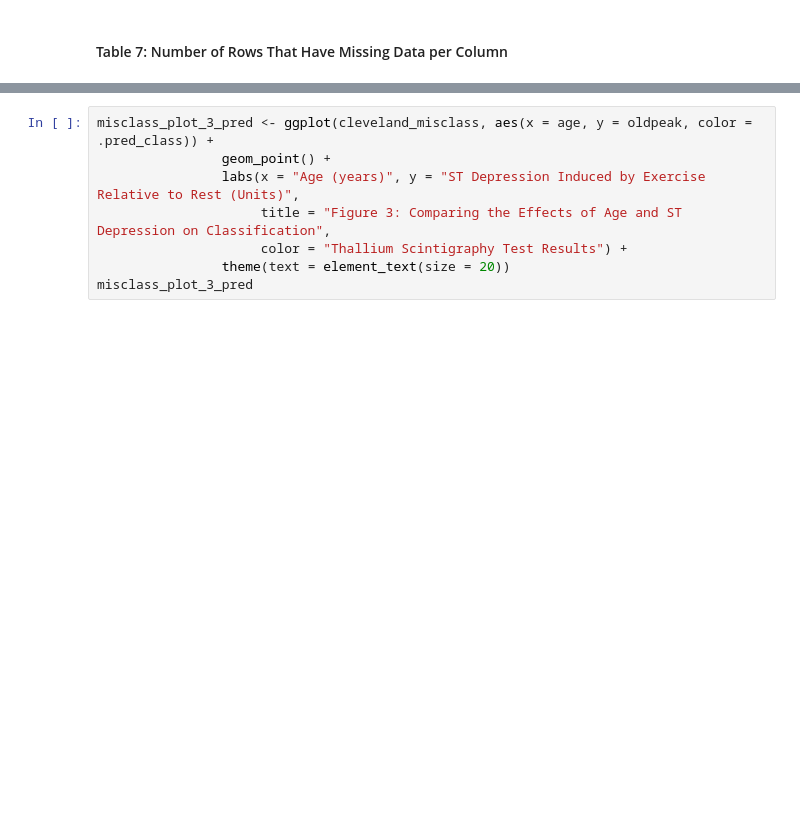
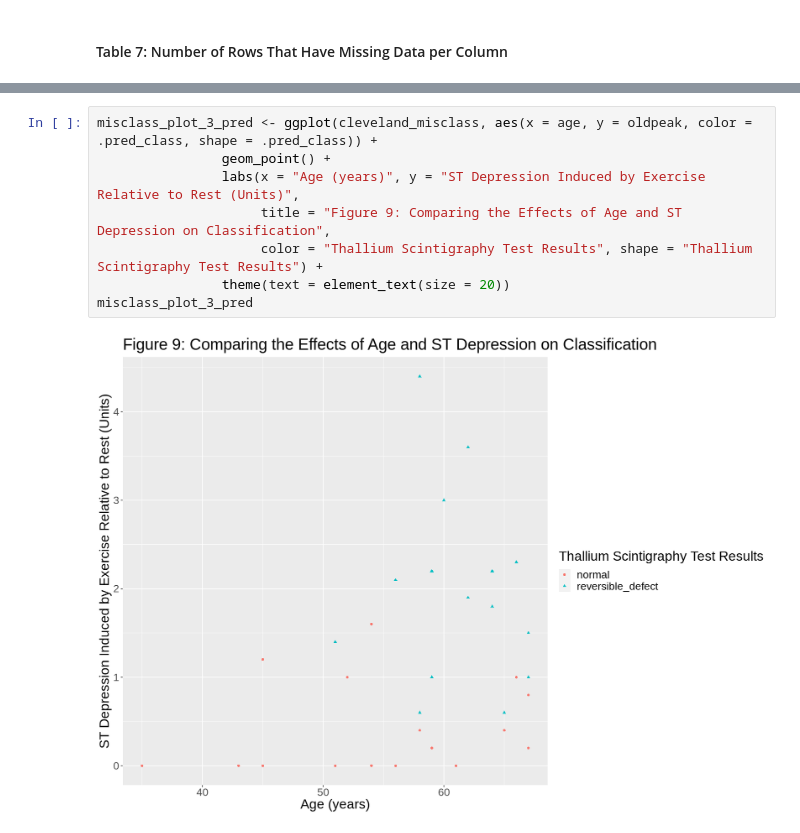
Before and after one commit to alanwake83/DSCI_group30_project, a Jupyter notebook: project_report.ipynb, the cells around one changed output, grey strips where cells are left out. Drawn from its saved outputs; the diff is of its cells as text; blank space fills up the shorter version.

```diff
--- a/project_report.ipynb
+++ b/project_report.ipynb
@@ -176,8 +327,10 @@ misclass_plot_2_pred
 # %%
-misclass_plot_3_pred <- ggplot(cleveland_misclass, aes(x = age, y = oldpeak, color = .pred_class)) +
+misclass_plot_3_pred <- ggplot(cleveland_misclass, aes(x = age, y = oldpeak, color = .pred_class, shape = .pred_class)) +
                 geom_point() +
                 labs(x = "Age (years)", y = "ST Depression Induced by Exercise Relative to Rest (Units)",
-                     title = "Figure 3: Comparing the Effects of Age and ST Depression on Classification",
-                     color = "Thallium Scintigraphy Test Results") +
+                     title = "Figure 9: Comparing the Effects of Age and ST Depression on Classification",
+                     color = "Thallium Scintigraphy Test Results", shape = "Thallium Scintigraphy Test Results") +
                 theme(text = element_text(size = 20))
 misclass_plot_3_pred
+# %% [output]
+[figure, added]
```
Also changed, not shown: parts of 26 cells of this notebook.
